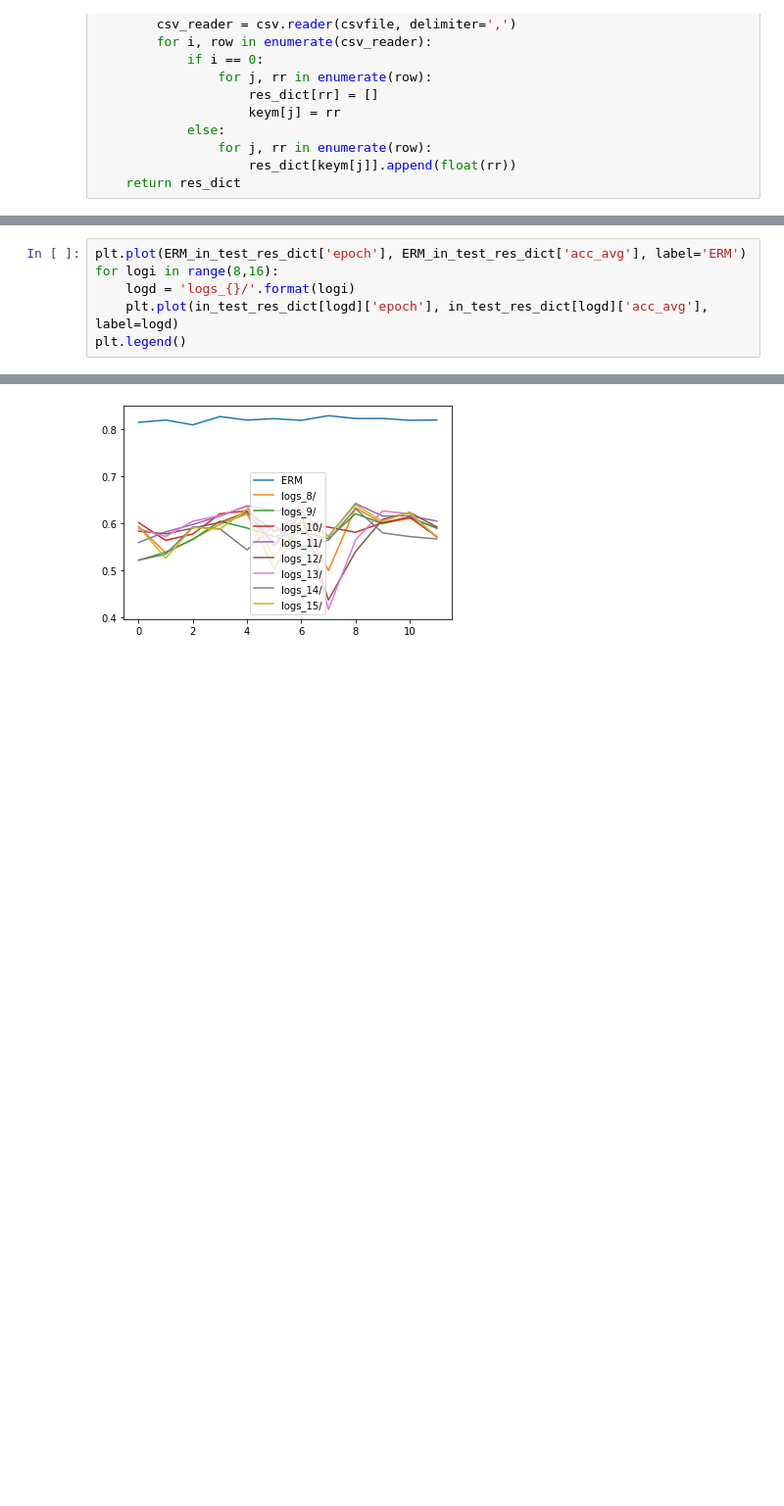
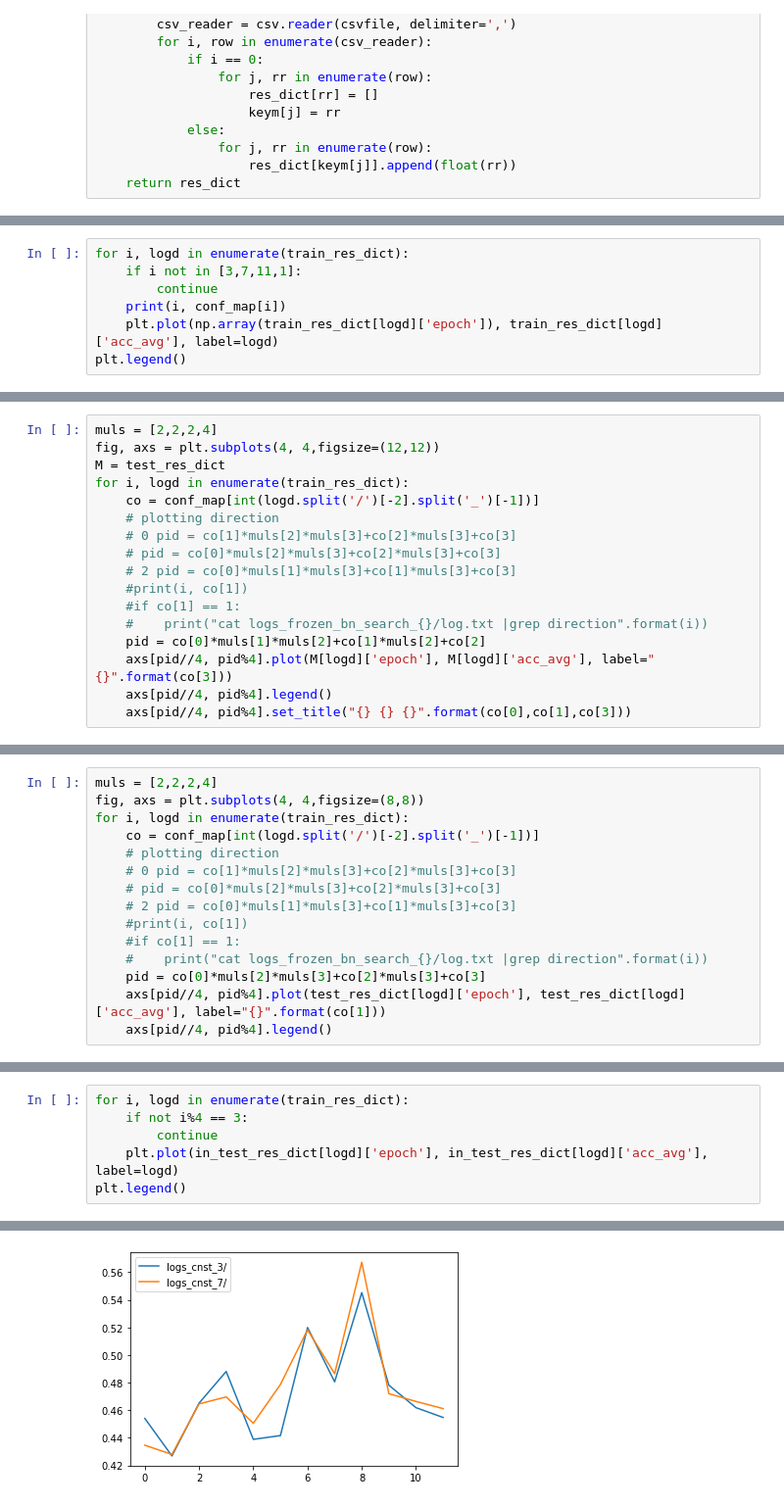
Before and after one commit to ozansener/wilds, a Jupyter notebook: DebugPlots.ipynb, the cells around one changed output, grey strips where cells are left out. Shown: that part at 98% size. Saved outputs shown, nothing was run; the diff lists cells and outputs as text; blank space fills up the shorter version.

```diff
--- a/DebugPlots.ipynb
+++ b/DebugPlots.ipynb
@@ -58,0 +72,7 @@ plt.legend()
+# %%
+for i, logd in enumerate(train_res_dict):
+    if i not in [3,7,11,1]:
+        continue
+    print(i, conf_map[i])
+    plt.plot(np.array(train_res_dict[logd]['epoch']), train_res_dict[logd]['acc_avg'], label=logd)
+plt.legend()
@@ -58,0 +86,17 @@ plt.legend()
+# %%
+muls = [2,2,2,4]
+fig, axs = plt.subplots(4, 4,figsize=(12,12))
+M = test_res_dict
+for i, logd in enumerate(train_res_dict):
+    co = conf_map[int(logd.split('/')[-2].split('_')[-1])]
+    # plotting direction
+    # 0 pid = co[1]*muls[2]*muls[3]+co[2]*muls[3]+co[3]
+    # pid = co[0]*muls[2]*muls[3]+co[2]*muls[3]+co[3]
+    # 2 pid = co[0]*muls[1]*muls[3]+co[1]*muls[3]+co[3]
+    #print(i, co[1])
+    #if co[1] == 1:
+    #    print("cat logs_frozen_bn_search_{}/log.txt |grep direction".format(i))
+    pid = co[0]*muls[1]*muls[2]+co[1]*muls[2]+co[2]
+    axs[pid//4, pid%4].plot(M[logd]['epoch'], M[logd]['acc_avg'], label="{}".format(co[3]))
+    axs[pid//4, pid%4].legend()
+    axs[pid//4, pid%4].set_title("{} {} {}".format(co[0],co[1],co[3]))
@@ -58,0 +105,15 @@ plt.legend()
+# %%
+muls = [2,2,2,4]
+fig, axs = plt.subplots(4, 4,figsize=(8,8))
+for i, logd in enumerate(train_res_dict):
+    co = conf_map[int(logd.split('/')[-2].split('_')[-1])]
+    # plotting direction
+    # 0 pid = co[1]*muls[2]*muls[3]+co[2]*muls[3]+co[3]
+    # pid = co[0]*muls[2]*muls[3]+co[2]*muls[3]+co[3]
+    # 2 pid = co[0]*muls[1]*muls[3]+co[1]*muls[3]+co[3]
+    #print(i, co[1])
+    #if co[1] == 1:
+    #    print("cat logs_frozen_bn_search_{}/log.txt |grep direction".format(i))
+    pid = co[0]*muls[2]*muls[3]+co[2]*muls[3]+co[3]
+    axs[pid//4, pid%4].plot(test_res_dict[logd]['epoch'], test_res_dict[logd]['acc_avg'], label="{}".format(co[1]))
+    axs[pid//4, pid%4].legend()
@@ -59,9 +126,9 @@ plt.legend()
 # %%
-plt.plot(ERM_in_test_res_dict['epoch'], ERM_in_test_res_dict['acc_avg'], label='ERM')
-for logi in range(8,16):
-    logd = 'logs_{}/'.format(logi)
+for i, logd in enumerate(train_res_dict):
+    if not i%4 == 3:
+        continue
     plt.plot(in_test_res_dict[logd]['epoch'], in_test_res_dict[logd]['acc_avg'], label=logd)
 plt.legend()
 # %% [output]
 <matplotlib.legend.Legend at 0x...>
-[figure, old version]
+[figure, new version]
```
Also changed, not shown: parts of 14 cells of this notebook, 6 other files.
